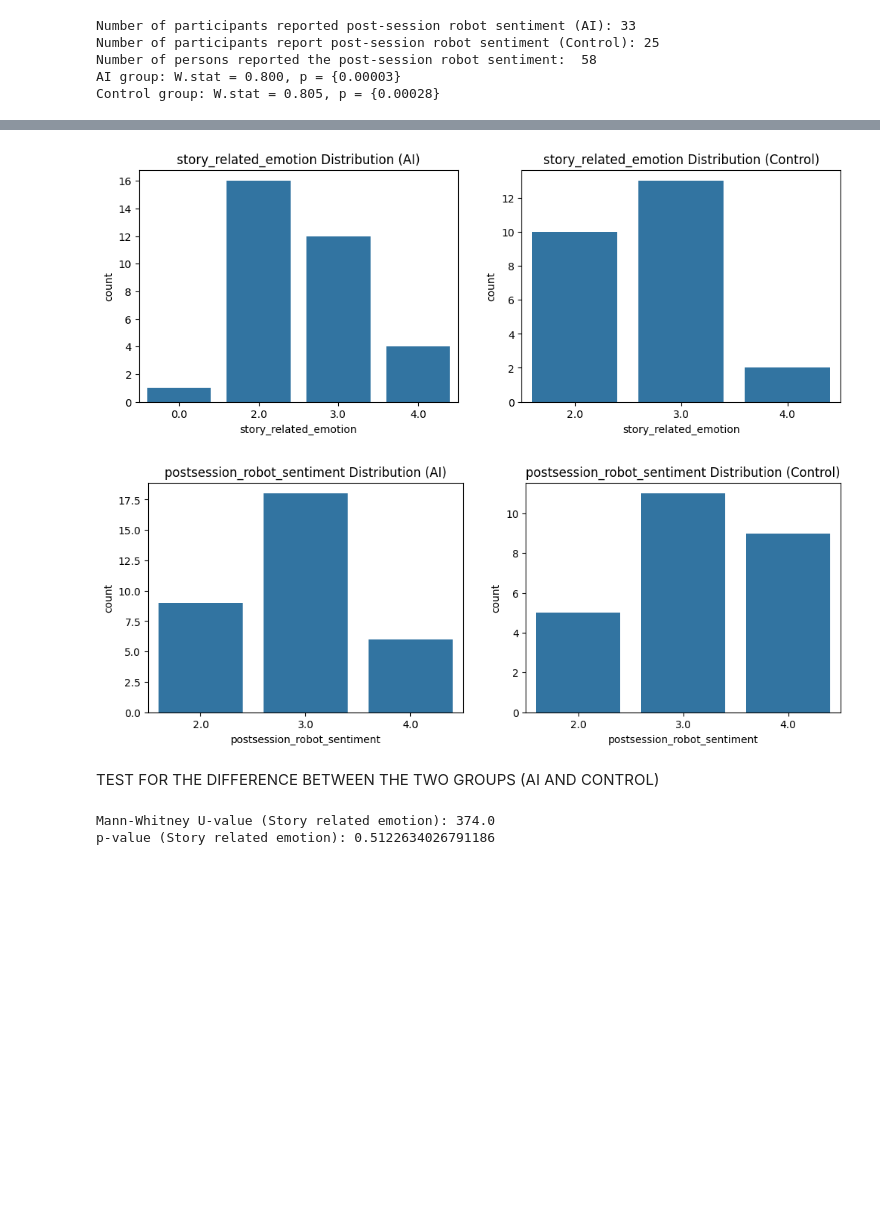
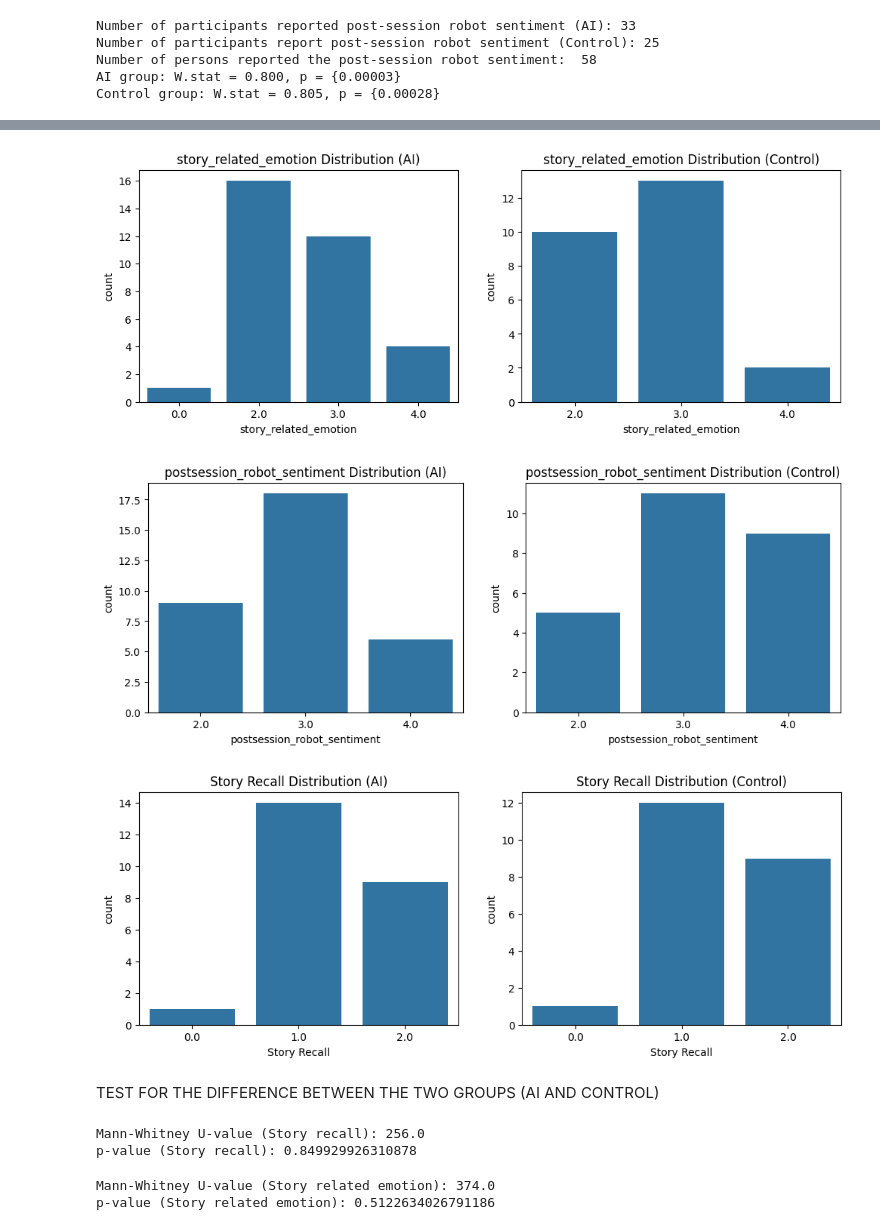
Before and after one commit to Dotun-Olutunbi/MRes, a Jupyter notebook: Analysis.ipynb, the cells around one changed output, grey strips where cells are left out. Cells and saved outputs as stored; diff of their text form; code cells hidden in the pictures; blank space fills up the shorter version.

```diff
--- a/Analysis.ipynb
+++ b/Analysis.ipynb
@@ -113,28 +115,38 @@ Number of persons reported the post-session robot sentiment:  58
 AI group: W.stat = 0.800, p = {0.00003}
 Control group: W.stat = 0.805, p = {0.00028}
 # %%
-features = ['baseline_robot_sentiment', 'story_related_emotion', 'postsession_robot_sentiment']
+features = ['baseline_robot_sentiment', 'story_related_emotion', 'postsession_robot_sentiment', 'Story Recall']
 group_col = 'condition'
 
 for feature in features:
     plt.figure(figsize=(12, 4))
 
     # Histogram/barplot for AI group
     plt.subplot(1, 2, 1)
     sns.countplot(x=feature, data=data_sheet[data_sheet[group_col]=='AI'])
     plt.title(f"{feature} Distribution (AI)")
 
     # Histogram/barplot for Control group
     plt.subplot(1, 2, 2)
     sns.countplot(x=feature, data=data_sheet[data_sheet[group_col]=='Control'])
     plt.title(f"{feature} Distribution (Control)")
     plt.show()
 # %% [output]
 [figure]
 [figure]
 [figure]
+[figure, added]
 # %% [markdown]
 TEST FOR THE DIFFERENCE BETWEEN THE TWO GROUPS (AI AND CONTROL)
+# %%
+# The Mann-Test for story related emotion
+u_statistic, p_value = mannwhitneyu(ai_group_recall, control_group_recall, alternative='two-sided')
+
+print("Mann-Whitney U-value (Story recall):", u_statistic)
+print("p-value (Story recall):", p_value)
+# %% [output]
+Mann-Whitney U-value (Story recall): 256.0
+p-value (Story recall): 0.849929926310878
 # %%
 # The Mann-Test for story related emotion
 u_statistic, p_value = mannwhitneyu(story_related_emotion_ai, story_related_emotion_c, alternative='two-sided')
```
Also changed, not shown: parts of 8 cells of this notebook, 1 other file.
